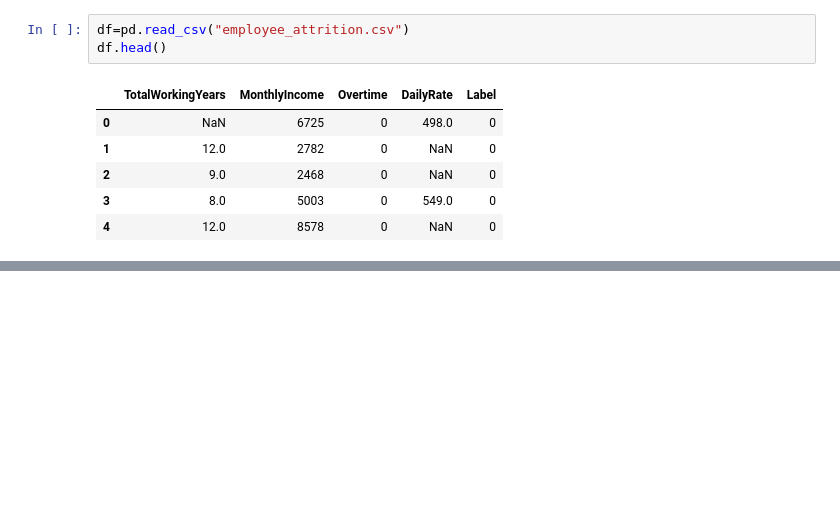
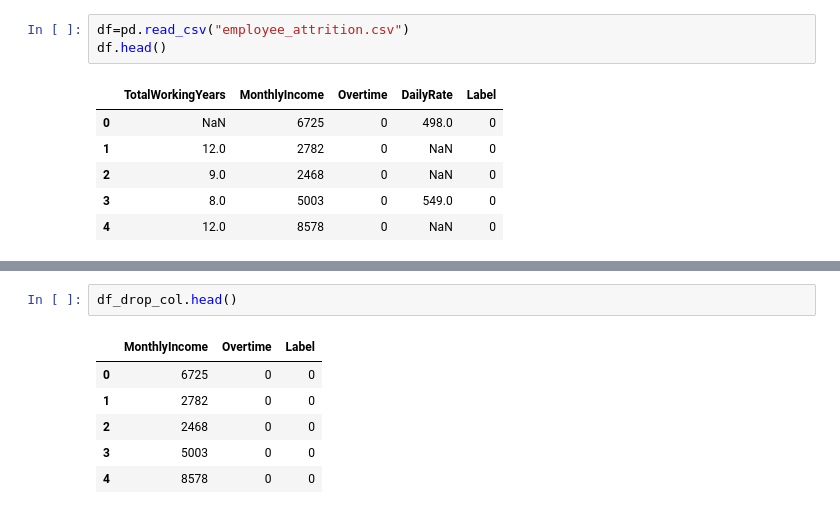
Before and after one commit to cyberholics/handling_missing_data, a Jupyter notebook: handling missing data .ipynb, the cells around one changed output, grey strips where cells are left out. Cells and saved outputs as stored; diff of their text form; blank space fills up the shorter version.

```diff
--- a/handling missing data .ipynb
+++ b/handling missing data .ipynb
@@ -71,0 +106,9 @@ Note: you may need to restart the kernel to use updated packages.
+# %%
+df_drop_col.head()
+# %% [output]
+|  | MonthlyIncome | Overtime | Label |
+| 0 | 6725 | 0 | 0 |
+| 1 | 2782 | 0 | 0 |
+| 2 | 2468 | 0 | 0 |
+| 3 | 5003 | 0 | 0 |
+| 4 | 8578 | 0 | 0 |
```
Also changed, not shown: parts of 34 cells of this notebook.
